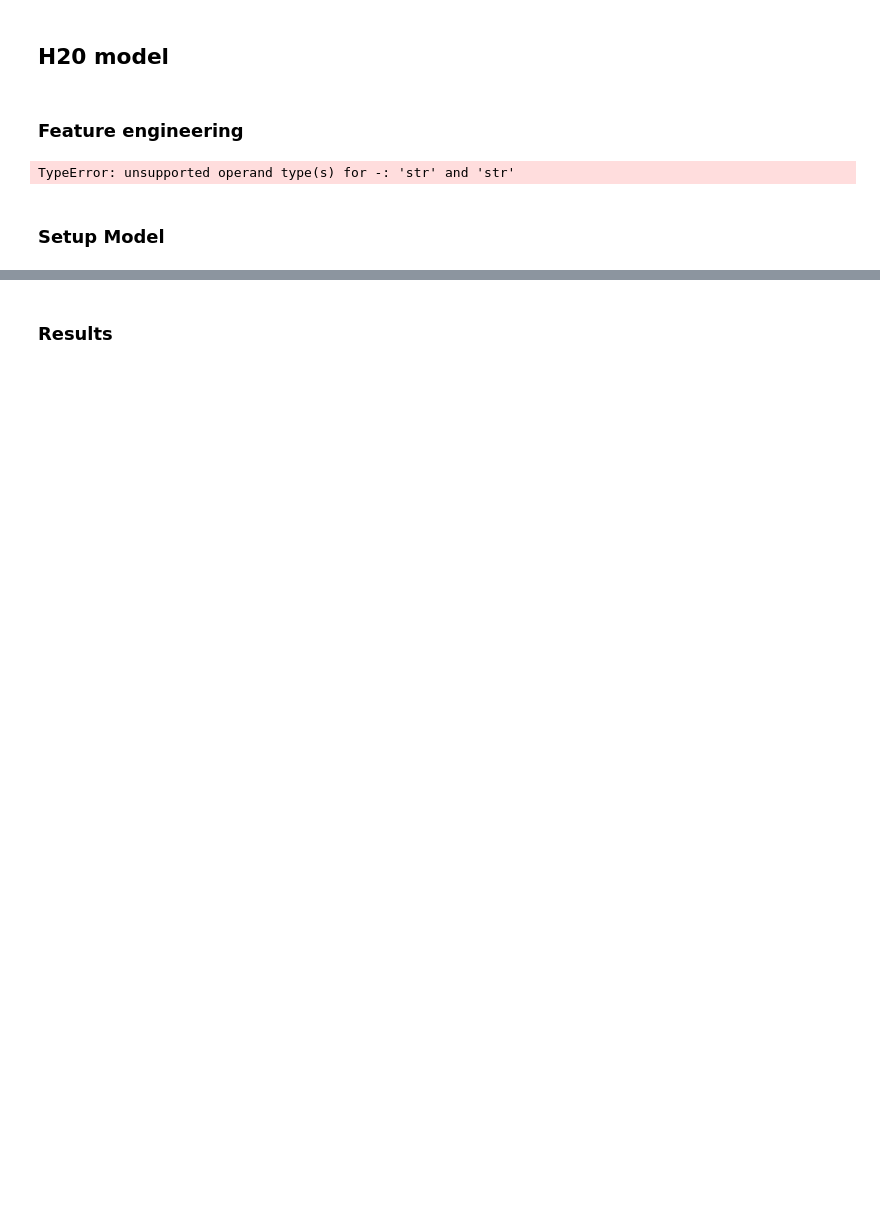
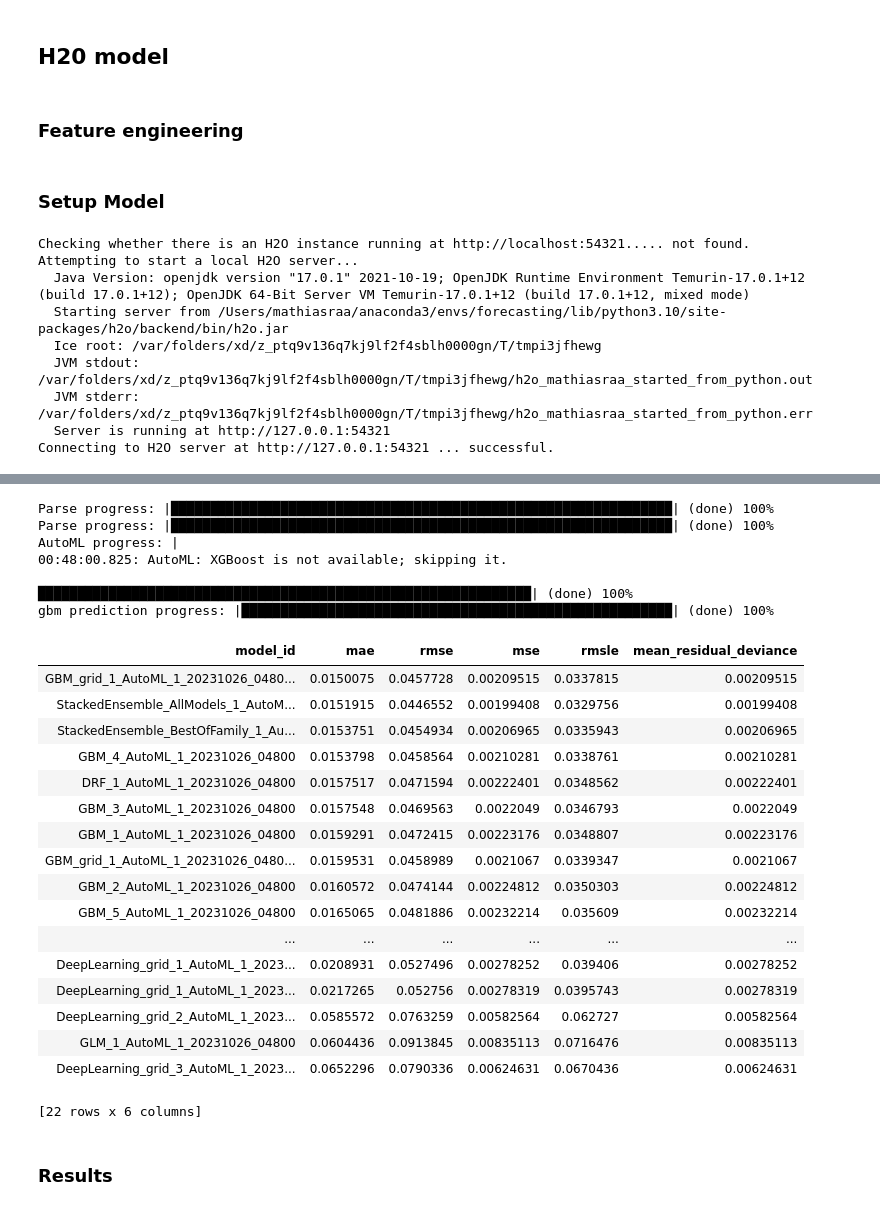
Before and after one commit to mathiasraa/tdt4173-forecasting, a Jupyter notebook: notebooks/modeling.ipynb, the cells around one changed output, grey strips where cells are left out. Cells and saved outputs as stored; diff of their text form; code cells hidden in the pictures; blank space fills up the shorter version.

Commit message:
new modeling

```diff
--- a/notebooks/modeling.ipynb
+++ b/notebooks/modeling.ipynb
@@ -22,7 +22,9 @@ import datetime
 from autogluon.tabular import TabularDataset, TabularPredictor
 from autogluon.common import space
 # %%
-data = pd.read_csv("../data/processed/data.csv", parse_dates=["date_forecast", "date_calc"])
+data = pd.read_csv(
+    "../data/processed/data.csv", parse_dates=["date_forecast", "date_calc"]
+)
 # %% [markdown]
 # Modeling Notebook
 # %% [markdown]
@@ -91,7 +93,9 @@ ignore_cols = [
 
 cols = [col for col in data_general_catboost_mae.columns if col not in ignore_cols]
 
-data_general_catboost_mae, _, y_scaler = scale_data(data_general_catboost_mae, cols=cols)
+data_general_catboost_mae, _, y_scaler = scale_data(
+    data_general_catboost_mae, cols=cols
+)
 
 # Create training and test data
 train = (
@@ -858,7 +903,7 @@ drop_cols = [
     "month",
     "date_calc",
     "date_forecast",
-    "sun_azimuth:d"
+    "sun_azimuth:d",
 ]
 
 data_h2o = data_h2o.drop(drop_cols, axis=1)
@@ -866,26 +911,39 @@ data_h2o = data_h2o.drop(drop_cols, axis=1)
 # Scaling train and test features
 
 # deciding what coloumns to exclude from scaling
-exclude = ["A", "B", "C", "dew_or_rime:idx", "is_day:idx", "is_in_shadow:idx", "pv_measurement", "data_type"]
+exclude = [
+    "A",
+    "B",
+    "C",
+    "dew_or_rime:idx",
+    "is_day:idx",
+    "is_in_shadow:idx",
+    "pv_measurement",
+    "data_type",
+]
 # deciding what coloumns to scale
 to_scale = [col for col in data_h2o.columns if col not in exclude]
 min = data_h2o[data_h2o["data_type"].isin(["estimated", "observed"])][to_scale].min()
 max = data_h2o[data_h2o["data_type"].isin(["estimated", "observed"])][to_scale].max()
 
-#scaling
+# scaling
 data_h2o[to_scale] = (data_h2o[to_scale] - min) / (max - min)
 
 # scaling pv_measurement with a MinMaxScaler
 h2o_scaler_pv = MinMaxScaler()
-h2o_scaler_pv = h2o_scaler_pv.fit(data_h2o[data_h2o["data_type"].isin(["estimated", "observed"])][["pv_measurement"]])
+h2o_scaler_pv = h2o_scaler_pv.fit(
+    data_h2o[data_h2o["data_type"].isin(["estimated", "observed"])][["pv_measurement"]]
+)
 
 data_h2o["pv_measurement"] = h2o_scaler_pv.transform(data_h2o[["pv_measurement"]])
 
 # Create training and test data
-train = data_h2o[data_h2o["data_type"].isin(["observed", "estimated"])].copy().drop(columns=["data_type"])
+train = (
+    data_h2o[data_h2o["data_type"].isin(["observed", "estimated"])]
+    .copy()
+    .drop(columns=["data_type"])
+)
 test = data_h2o[data_h2o["data_type"].isin(["test"])].copy().drop(columns=["data_type"])
-# %% [output]
-TypeError: unsupported operand type(s) for -: 'str' and 'str'
 # %% [markdown]
 ### Setup Model
 # %%
@@ -893,12 +951,28 @@ h2o.init()
 
 train = train.reset_index().drop(columns="index")
 
-h2o_train= h2o.H2OFrame(train)
+h2o_train = h2o.H2OFrame(train)
 h2o_test = h2o.H2OFrame(test)
 
-aml = H2OAutoML(max_models=20, seed=1, stopping_metric="MAE", sort_metric="MAE", stopping_tolerance=0.01)
+aml = H2OAutoML(
+    max_models=20,
+    seed=1,
+    stopping_metric="MAE",
+    sort_metric="MAE",
+    stopping_tolerance=0.01,
+)
 
 aml.train(x=h2o_train.columns, y="pv_measurement", training_frame=h2o_train)
 lb = aml.leaderboard
 preds = aml.leader.predict(h2o_test)
 lb.head(rows=lb.nrows)
+# %% [output]
+Checking whether there is an H2O instance running at http://localhost:54321..... not found.
+Attempting to start a local H2O server...
+  Java Version: openjdk version "17.0.1" 2021-10-19; OpenJDK Runtime Environment Temurin-17.0.1+12 (build 17.0.1+12); OpenJDK 64-Bit Server VM Temurin-17.0.1+12 (build 17.0.1+12, mixed mode)
+  Starting server from /Users/mathiasraa/anaconda3/envs/forecasting/lib/python3.10/site-packages/h2o/backend/bin/h2o.jar
+  Ice root: /var/folders/xd/z_ptq9v136q7kj9lf2f4sblh0000gn/T/tmpi3jfhewg
+  JVM stdout: /var/folders/xd/z_ptq9v136q7kj9lf2f4sblh0000gn/T/tmpi3jfhewg/h2o_mathiasraa_started_from_python.out
+  JVM stderr: /var/folders/xd/z_ptq9v136q7kj9lf2f4sblh0000gn/T/tmpi3jfhewg/h2o_mathiasraa_started_from_python.err
+  Server is running at http://127.0.0.1:54321
+Connecting to H2O server at http://127.0.0.1:54321 ... successful.
@@ -905,3 +994,28 @@ lb.head(rows=lb.nrows)
+Parse progress: |████████████████████████████████████████████████████████████████| (done) 100%
+Parse progress: |████████████████████████████████████████████████████████████████| (done) 100%
+AutoML progress: |
+00:48:00.825: AutoML: XGBoost is not available; skipping it.
+
+███████████████████████████████████████████████████████████████| (done) 100%
+gbm prediction progress: |███████████████████████████████████████████████████████| (done) 100%
+| model_id | mae | rmse | mse | rmsle | mean_residual_deviance |
+| GBM_grid_1_AutoML_1_20231026_0480... | 0.0150075 | 0.0457728 | 0.00209515 | 0.0337815 | 0.00209515 |
+| StackedEnsemble_AllModels_1_AutoM... | 0.0151915 | 0.0446552 | 0.00199408 | 0.0329756 | 0.00199408 |
+| StackedEnsemble_BestOfFamily_1_Au... | 0.0153751 | 0.0454934 | 0.00206965 | 0.0335943 | 0.00206965 |
+| GBM_4_AutoML_1_20231026_04800 | 0.0153798 | 0.0458564 | 0.00210281 | 0.0338761 | 0.00210281 |
+| DRF_1_AutoML_1_20231026_04800 | 0.0157517 | 0.0471594 | 0.00222401 | 0.0348562 | 0.00222401 |
+| GBM_3_AutoML_1_20231026_04800 | 0.0157548 | 0.0469563 | 0.0022049 | 0.0346793 | 0.0022049 |
+| GBM_1_AutoML_1_20231026_04800 | 0.0159291 | 0.0472415 | 0.00223176 | 0.0348807 | 0.00223176 |
+| GBM_grid_1_AutoML_1_20231026_0480... | 0.0159531 | 0.0458989 | 0.0021067 | 0.0339347 | 0.0021067 |
+| GBM_2_AutoML_1_20231026_04800 | 0.0160572 | 0.0474144 | 0.00224812 | 0.0350303 | 0.00224812 |
+| GBM_5_AutoML_1_20231026_04800 | 0.0165065 | 0.0481886 | 0.00232214 | 0.035609 | 0.00232214 |
+| ... | ... | ... | ... | ... | ... |
+| DeepLearning_grid_1_AutoML_1_2023... | 0.0208931 | 0.0527496 | 0.00278252 | 0.039406 | 0.00278252 |
+| DeepLearning_grid_1_AutoML_1_2023... | 0.0217265 | 0.052756 | 0.00278319 | 0.0395743 | 0.00278319 |
+| DeepLearning_grid_2_AutoML_1_2023... | 0.0585572 | 0.0763259 | 0.00582564 | 0.062727 | 0.00582564 |
+| GLM_1_AutoML_1_20231026_04800 | 0.0604436 | 0.0913845 | 0.00835113 | 0.0716476 | 0.00835113 |
+| DeepLearning_grid_3_AutoML_1_2023... | 0.0652296 | 0.0790336 | 0.00624631 | 0.0670436 | 0.00624631 |
+[22 rows x 6 columns]
 # %% [markdown]
 ### Results
 # %%
```
Also changed, not shown: parts of 63 cells of this notebook.
